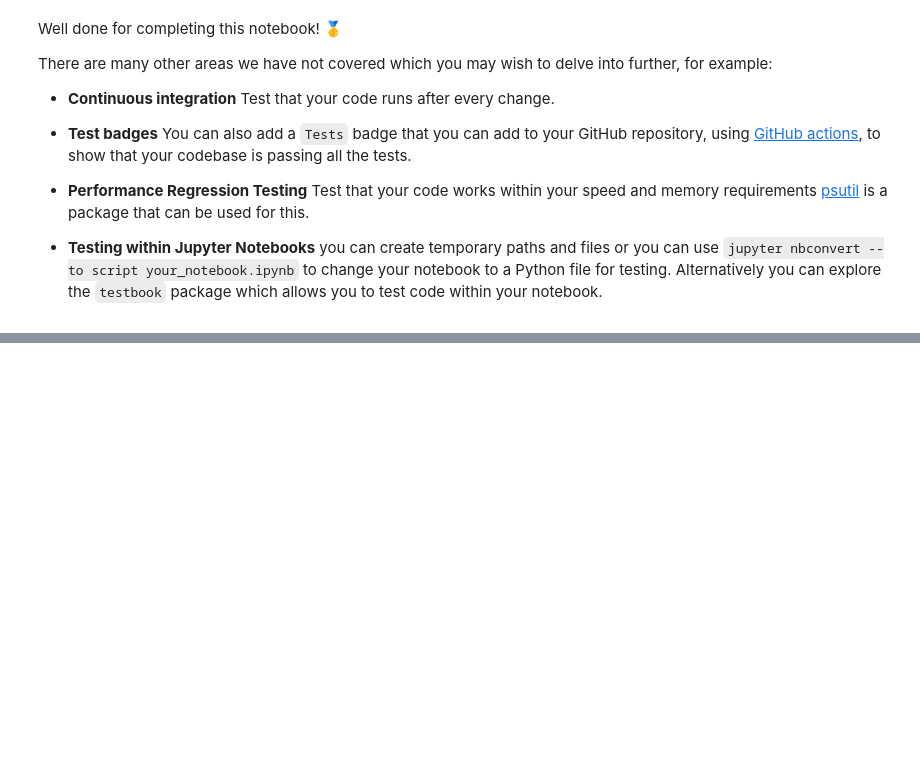
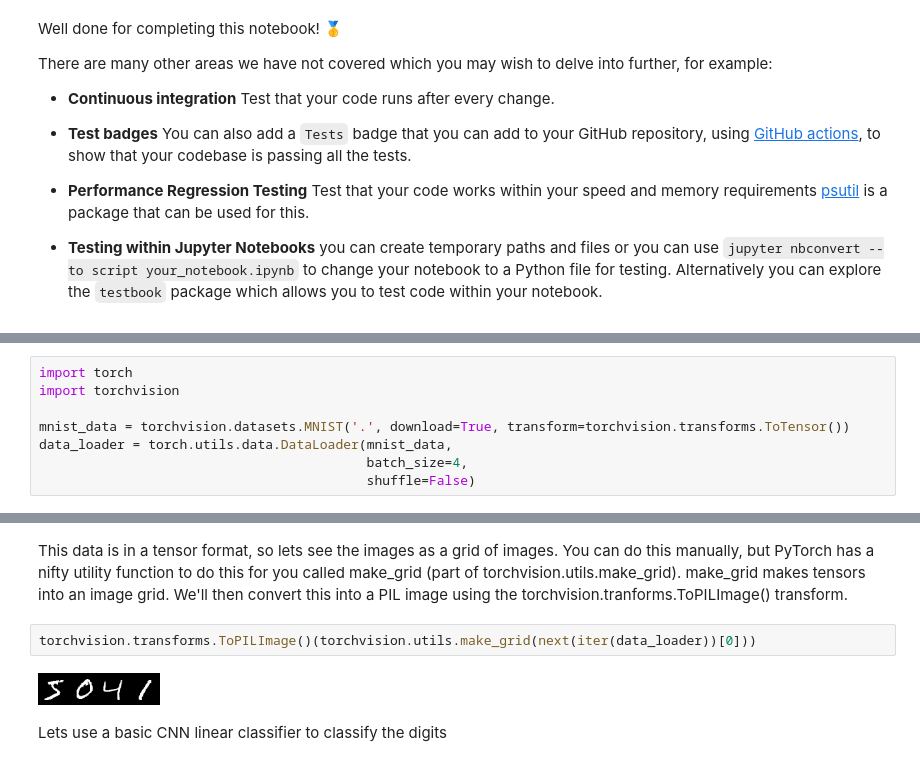
Before and after one commit to ZoeHancox/ML_pytesting_tutorial, a Jupyter notebook: Pytesting/pytesting_answers.ipynb, the cells around one changed output, grey strips where cells are left out. Drawn from its saved outputs; the diff is of its cells as text; blank space fills up the shorter version.

```diff
--- a/Pytesting/pytesting_answers.ipynb
+++ b/Pytesting/pytesting_answers.ipynb
@@ -606,0 +626,8 @@ There are many other areas we have not covered which you may wish to delve into
+# %%
+import torch
+import torchvision
+
+mnist_data = torchvision.datasets.MNIST('.', download=True, transform=torchvision.transforms.ToTensor())
+data_loader = torch.utils.data.DataLoader(mnist_data,
+                                          batch_size=4,
+                                          shuffle=False)
@@ -606,0 +681,10 @@ There are many other areas we have not covered which you may wish to delve into
+# %% [markdown]
+This data is in a tensor format, so lets see the images as a grid of images.
+You can do this manually, but PyTorch has a nifty utility function to do this for you called make_grid (part of torchvision.utils.make_grid). make_grid makes tensors into an image grid.
+We'll then convert this into a PIL image using the torchvision.tranforms.ToPILImage() transform.
+# %%
+torchvision.transforms.ToPILImage()(torchvision.utils.make_grid(next(iter(data_loader))[0]))
+# %% [output]
+[figure, added]
+# %% [markdown]
+Lets use a basic CNN linear classifier to classify the digits
```
Also changed, not shown: parts of 68 cells of this notebook, 1 other file.
